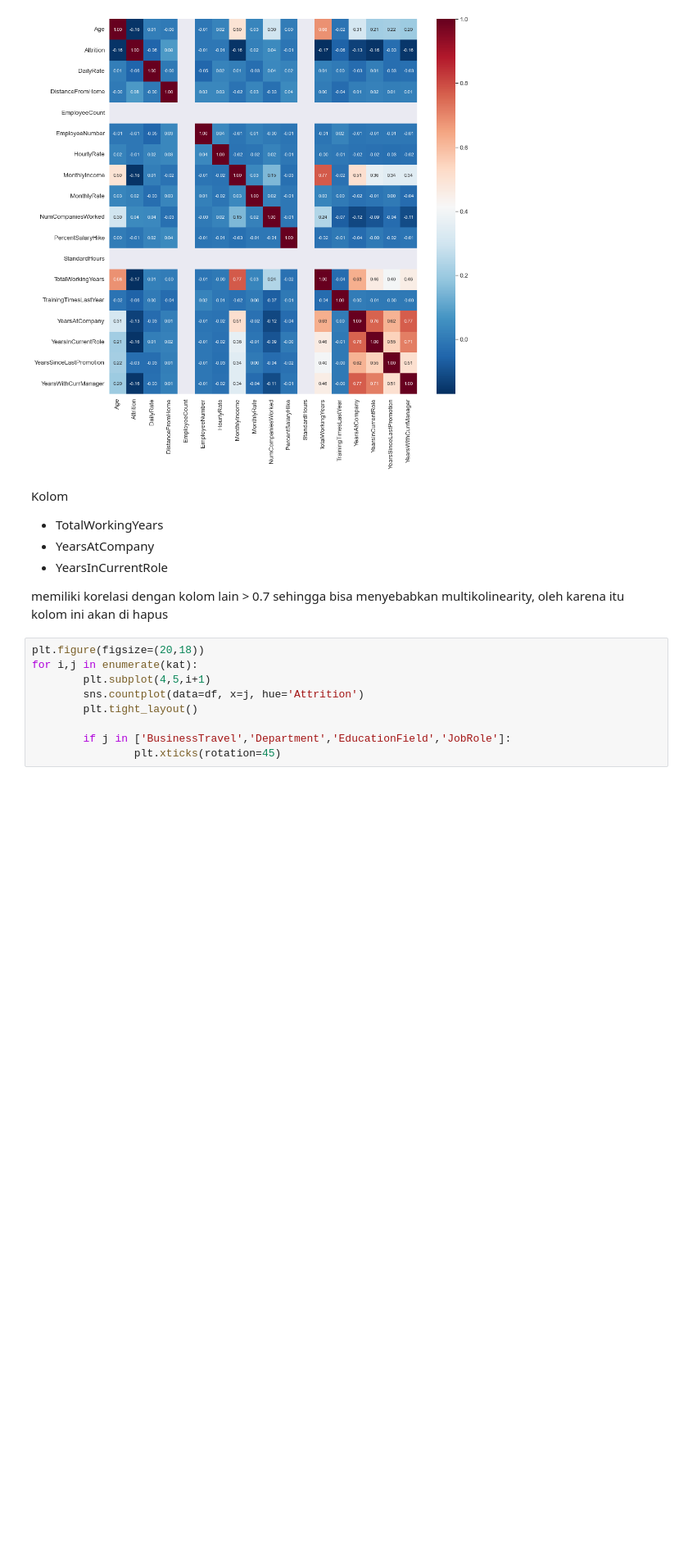
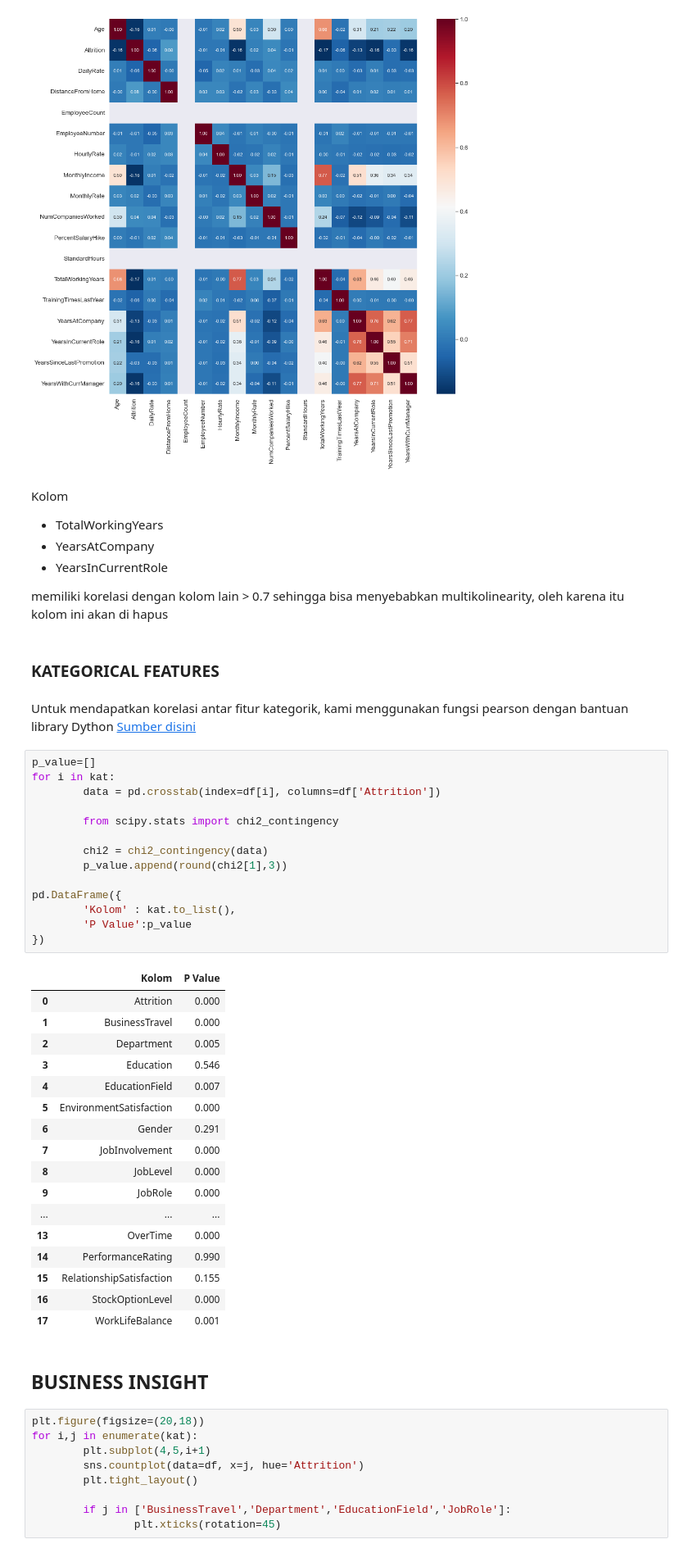
Before and after one commit to arsand07/Employee-Attrition, a Jupyter notebook: Stage 1/stage 1.ipynb, the cells around one changed output. Shown: that part at 82% size. Saved outputs shown, nothing was run; the diff lists cells and outputs as text; blank space fills up the shorter version.

```diff
--- a/Stage 1/stage 1.ipynb
+++ b/Stage 1/stage 1.ipynb
@@ -338,6 +340,44 @@ Kolom
 - YearsInCurrentRole
 
 memiliki korelasi dengan kolom lain > 0.7 sehingga bisa menyebabkan multikolinearity, oleh karena itu kolom ini akan di hapus
+# %% [markdown]
+### __KATEGORICAL FEATURES__
+# %% [markdown]
+Untuk mendapatkan korelasi antar fitur kategorik, kami menggunakan fungsi pearson dengan bantuan library Dython [Sumber disini](https://blog.knoldus.com/how-to-find-correlation-value-of-categorical-variables/)
+# %%
+p_value=[]
+for i in kat:
+        data = pd.crosstab(index=df[i], columns=df['Attrition'])
+
+        from scipy.stats import chi2_contingency
+
+        chi2 = chi2_contingency(data)
+        p_value.append(round(chi2[1],3))
+
+pd.DataFrame({
+        'Kolom' : kat.to_list(),
+        'P Value':p_value
+})
+# %% [output]
+|  | Kolom | P Value |
+| 0 | Attrition | 0.000 |
+| 1 | BusinessTravel | 0.000 |
+| 2 | Department | 0.005 |
+| 3 | Education | 0.546 |
+| 4 | EducationField | 0.007 |
+| 5 | EnvironmentSatisfaction | 0.000 |
+| 6 | Gender | 0.291 |
+| 7 | JobInvolvement | 0.000 |
+| 8 | JobLevel | 0.000 |
+| 9 | JobRole | 0.000 |
+| ... | ... | ... |
+| 13 | OverTime | 0.000 |
+| 14 | PerformanceRating | 0.990 |
+| 15 | RelationshipSatisfaction | 0.155 |
+| 16 | StockOptionLevel | 0.000 |
+| 17 | WorkLifeBalance | 0.001 |
+# %% [markdown]
+## __BUSINESS INSIGHT__
 # %%
 plt.figure(figsize=(20,18))
 for i,j in enumerate(kat):
```
Also changed, not shown: parts of 1 cell of this notebook.
